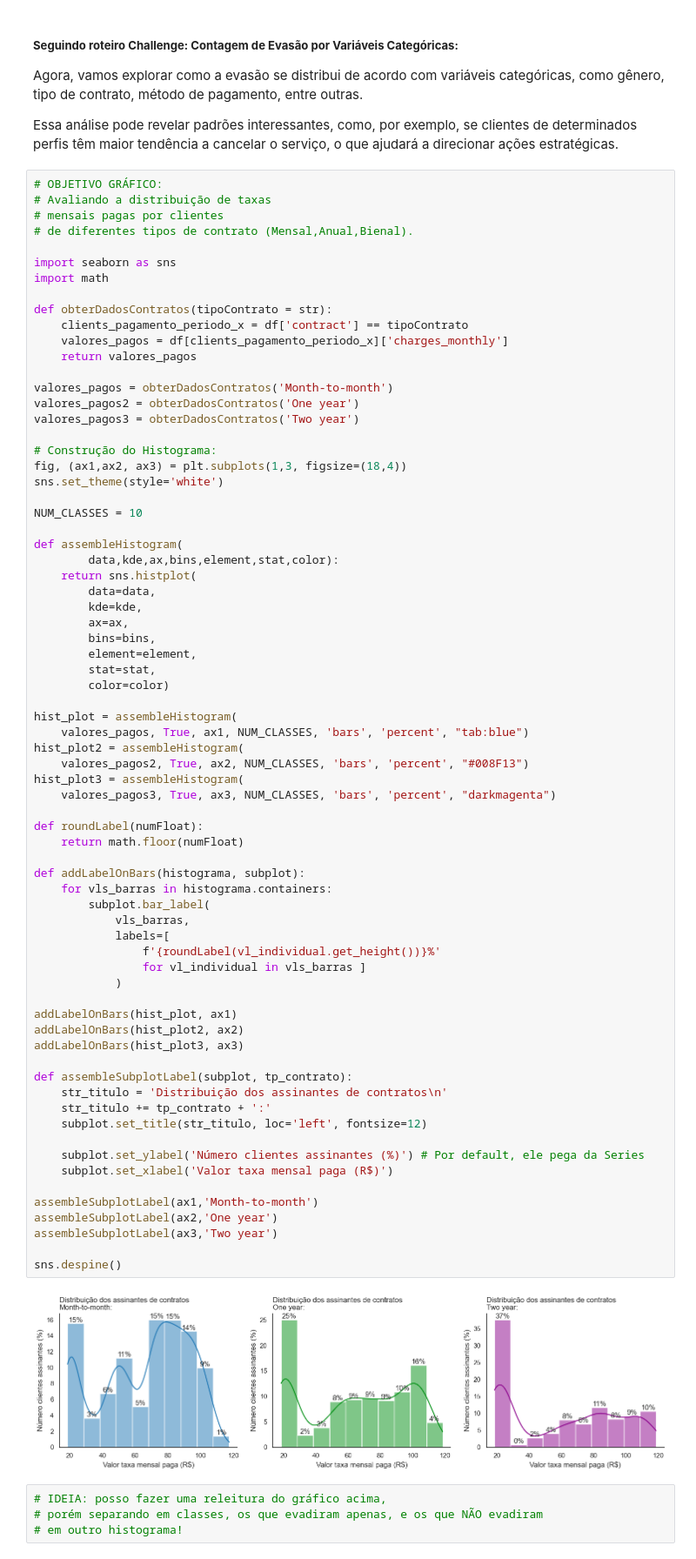
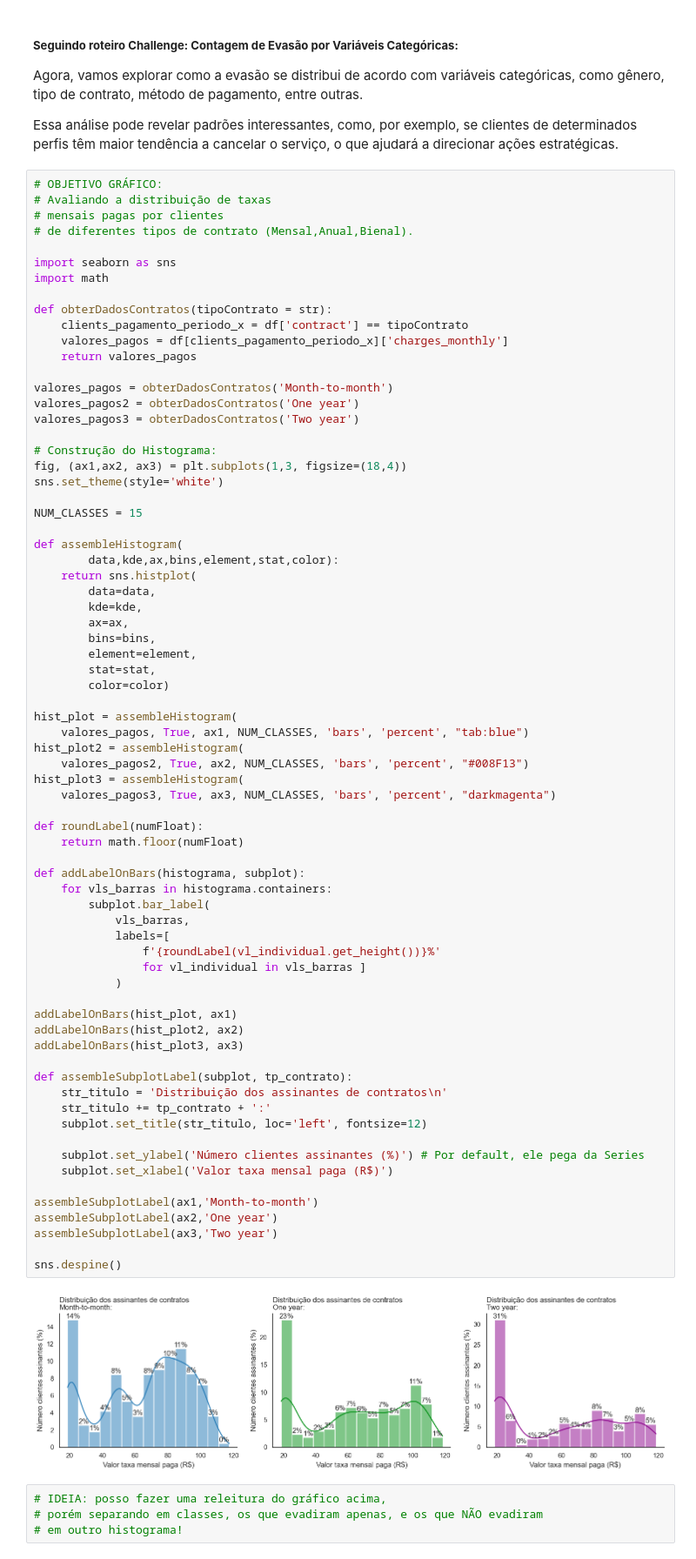
Before and after one commit to Megalonnix/ChallengeTelecomX, a Jupyter notebook: TelecomX_BR.ipynb, the cells around one changed output. Shown at 87% size. Drawn from its saved outputs; the diff is of its cells as text.

```diff
--- a/TelecomX_BR.ipynb
+++ b/TelecomX_BR.ipynb
@@ -814,7 +814,7 @@ valores_pagos3 = obterDadosContratos('Two year')
 fig, (ax1,ax2, ax3) = plt.subplots(1,3, figsize=(18,4))
 sns.set_theme(style='white')
 
-NUM_CLASSES = 10
+NUM_CLASSES = 15
 
 def assembleHistogram(
         data,kde,ax,bins,element,stat,color):
@@ -837,34 +837,34 @@ hist_plot3 = assembleHistogram(
 def roundLabel(numFloat):
     return math.floor(numFloat)
 
 def addLabelOnBars(histograma, subplot):
     for vls_barras in histograma.containers:
         subplot.bar_label(
             vls_barras,
             labels=[
                 f'{roundLabel(vl_individual.get_height())}%'
                 for vl_individual in vls_barras ]
             )
 
 addLabelOnBars(hist_plot, ax1)
 addLabelOnBars(hist_plot2, ax2)
 addLabelOnBars(hist_plot3, ax3)
 
 def assembleSubplotLabel(subplot, tp_contrato):
     str_titulo = 'Distribuição dos assinantes de contratos\n'
     str_titulo += tp_contrato + ':'
     subplot.set_title(str_titulo, loc='left', fontsize=12)
 
     subplot.set_ylabel('Número clientes assinantes (%)') # Por default, ele pega da Series
     subplot.set_xlabel('Valor taxa mensal paga (R$)')
 
 assembleSubplotLabel(ax1,'Month-to-month')
 assembleSubplotLabel(ax2,'One year')
 assembleSubplotLabel(ax3,'Two year')
 
 sns.despine()
 # %% [output]
-[figure, old version]
+[figure, new version]
 # %%
 # IDEIA: posso fazer uma releitura do gráfico acima,
 # porém separando em classes, os que evadiram apenas, e os que NÃO evadiram
```
Also changed, not shown: parts of 4 cells of this notebook.
